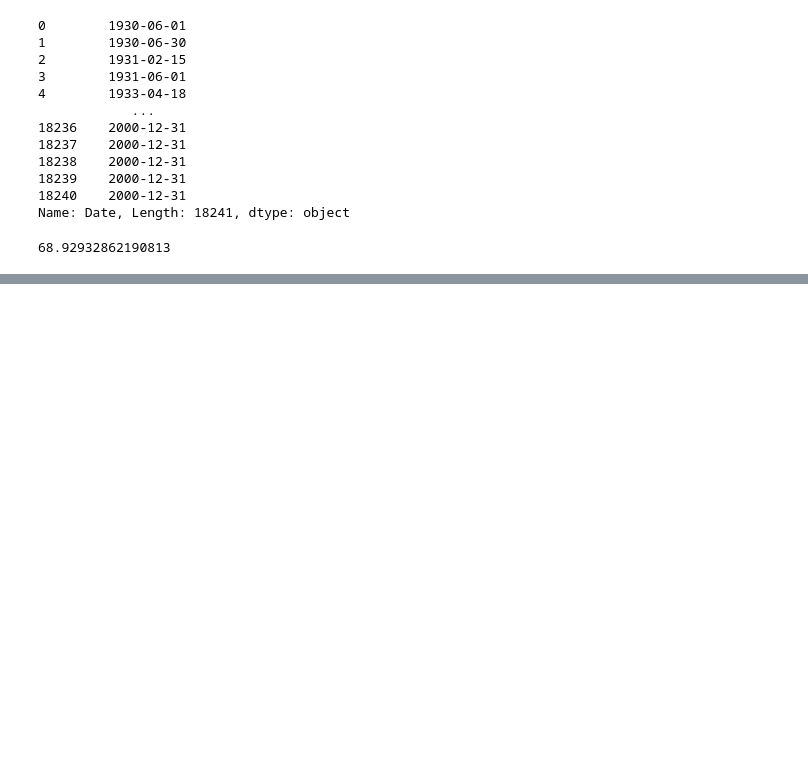
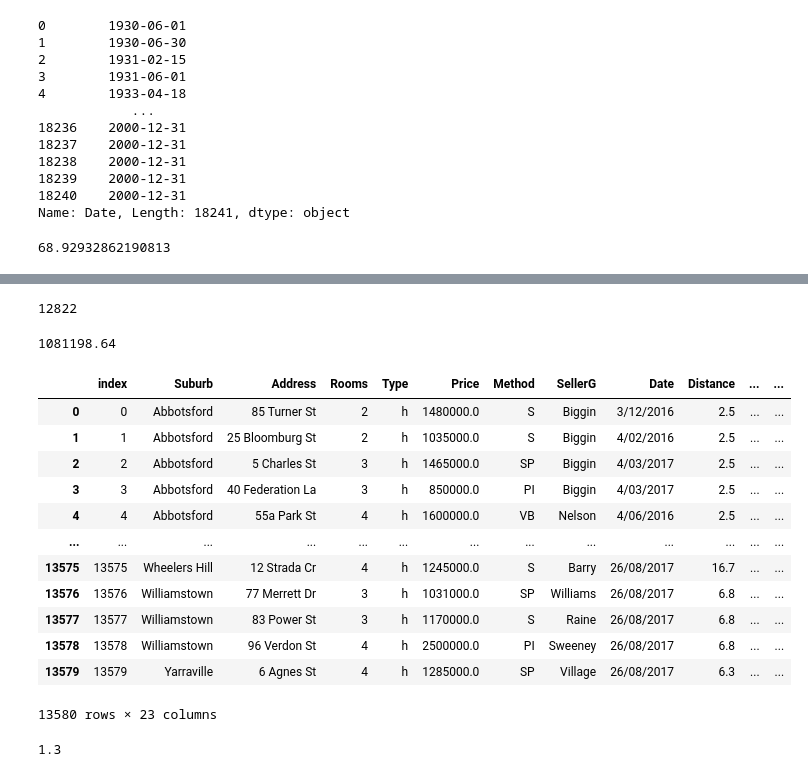
Before and after one commit to Lidiya-cutie/DS_SkillFactory, a Jupyter notebook: PY_11_Basic methods of working with data/Basic methods of working with data.ipynb, the cells around one changed output, grey strips where cells are left out. Saved outputs shown, nothing was run; the diff lists cells and outputs as text; code cells hidden in the pictures; blank space fills up the shorter version.

```diff
--- a/PY_11_Basic methods of working with data/Basic methods of working with data.ipynb
+++ b/PY_11_Basic methods of working with data/Basic methods of working with data.ipynb
@@ -528,0 +662,69 @@ print(ufo_pd[ufo_pd['State'] == 'NV']['Date'].diff().dt.days.mean())
+# %%
+# Импортируем Pandas
+import pandas as pd
+
+# В столбце меняем формат даты для возможности выделить день недели
+melb_data['Date'] = pd.to_datetime(melb_data['Date'], dayfirst=True)
+# Выводим только дни недели
+melb_data['WeekdaySale'] = melb_data['Date'].dt.dayofweek
+# Считаем только количество выходных дней
+weekend_count = melb_data[(melb_data['WeekdaySale'] == 5) | (melb_data['WeekdaySale'] == 6)].shape[0]
+print(weekend_count)
+# %% [output]
+12822
+# %%
+# На вход данной функции поступает элемент столбца WeekdaySale.
+def get_weekend(weekday):
+    # Eсли день является выходным
+    if weekday == 5 or weekday == 6:
+        # Bозвращает 1
+        return 1
+    # B противном случае
+    else:
+        return 0
+
+# Создаём столбец Weekend в таблице melb_df с помощью get_weekend.
+melb_data['Weekend'] = melb_data['WeekdaySale'].apply(get_weekend)
+# Применим эту функцию к столбцу
+# и вычислим среднюю цену объекта недвижимости,
+# проданного в выходные дни. Результат округлим до целых.
+print(round(melb_data[melb_data['Weekend']==1]['Price'].mean(), 2))
+# %% [output]
+1081198.64
+# %%
+# Импортируем Pandas
+import pandas as pd
+
+# прочитаем наш csv-файл в DataFrame
+melb_data = pd.read_csv('data/melb_data_ps.csv', sep=',')
+melb_data
+# %% [output]
+|  | index | Suburb | Address | Rooms | Type | Price | Method | SellerG | Date | Distance | ... | ... |
+| 0 | 0 | Abbotsford | 85 Turner St | 2 | h | 1480000.0 | S | Biggin | 3/12/2016 | 2.5 | ... | ... |
+| 1 | 1 | Abbotsford | 25 Bloomburg St | 2 | h | 1035000.0 | S | Biggin | 4/02/2016 | 2.5 | ... | ... |
+| 2 | 2 | Abbotsford | 5 Charles St | 3 | h | 1465000.0 | SP | Biggin | 4/03/2017 | 2.5 | ... | ... |
+| 3 | 3 | Abbotsford | 40 Federation La | 3 | h | 850000.0 | PI | Biggin | 4/03/2017 | 2.5 | ... | ... |
+| 4 | 4 | Abbotsford | 55a Park St | 4 | h | 1600000.0 | VB | Nelson | 4/06/2016 | 2.5 | ... | ... |
+| ... | ... | ... | ... | ... | ... | ... | ... | ... | ... | ... | ... | ... |
+| 13575 | 13575 | Wheelers Hill | 12 Strada Cr | 4 | h | 1245000.0 | S | Barry | 26/08/2017 | 16.7 | ... | ... |
+| 13576 | 13576 | Williamstown | 77 Merrett Dr | 3 | h | 1031000.0 | SP | Williams | 26/08/2017 | 6.8 | ... | ... |
+| 13577 | 13577 | Williamstown | 83 Power St | 3 | h | 1170000.0 | S | Raine | 26/08/2017 | 6.8 | ... | ... |
+| 13578 | 13578 | Williamstown | 96 Verdon St | 4 | h | 2500000.0 | PI | Sweeney | 26/08/2017 | 6.8 | ... | ... |
+| 13579 | 13579 | Yarraville | 6 Agnes St | 4 | h | 1285000.0 | SP | Village | 26/08/2017 | 6.3 | ... | ... |
+13580 rows × 23 columns
+# %%
+# Частота каждого наименованиями риелторских компаний с помощью метода value_counts:
+melb_data['SellerG'].value_counts()
+# Извлечём их названия с помощью атрибута index, а результат занесём в переменную popular_sellers:
+popular_sellers = melb_data['SellerG'].value_counts().nlargest(49).index
+# Преобразуем столбец SellerG и оставим в столбце только 49 самых популярных
+melb_data['SellerG'] = melb_data['SellerG'].apply(lambda x: x if x in popular_sellers else 'other')
+# display(melb_data['SellerG'])
+# Минимальная цена объектов недвижимости, проданных компанией 'Nelson'
+a = melb_data[melb_data['SellerG'] == 'Nelson']['Price'].min()
+# Минимальная цена объектов недвижимости, проданных компаниями, обозначенными как 'other'
+b = melb_data[melb_data['SellerG'] == 'other']['Price'].min()
+# Найдем, во сколько 'a' раз больше 'b'
+print(round(a/b, 1))
+# %% [output]
+1.3
```
Also changed, not shown: parts of 24 cells of this notebook.
